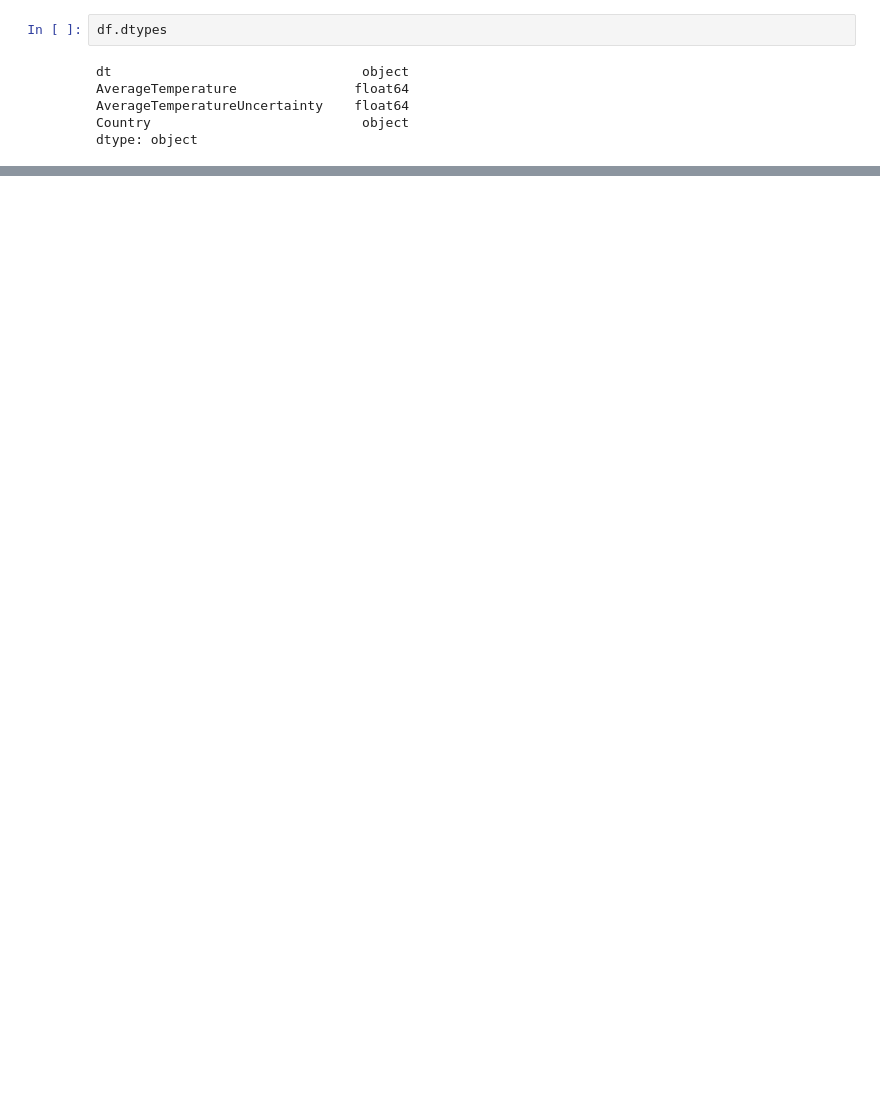
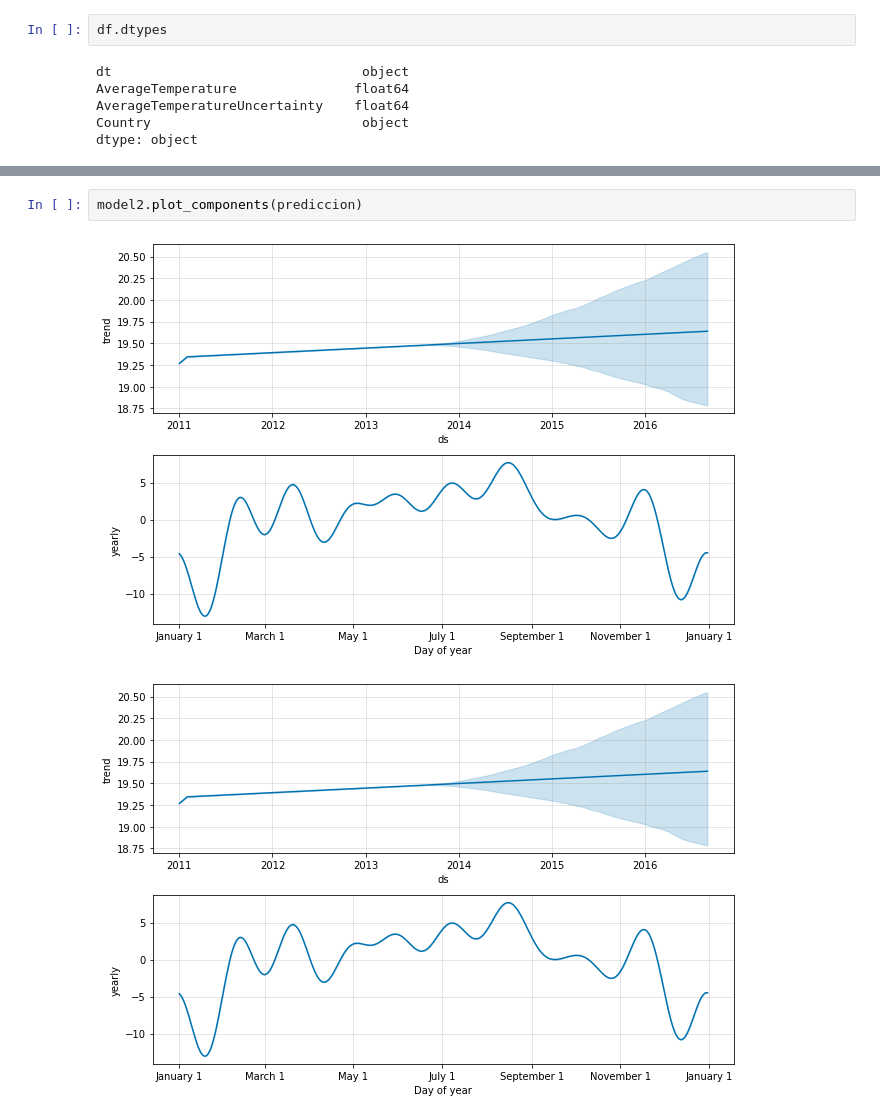
Before and after one commit to wsaldana/DataScienceLab2, a Jupyter notebook: lab2.ipynb, the cells around one changed output, grey strips where cells are left out. Cells and saved outputs as stored; diff of their text form; blank space fills up the shorter version.

```diff
--- a/lab2.ipynb
+++ b/lab2.ipynb
@@ -427,0 +444,5 @@ fechas_futuras.tail()
+# %%
+model2.plot_components(prediccion)
+# %% [output]
+[figure, added]
+[figure, added]
```
Also changed, not shown: parts of 33 cells of this notebook.
